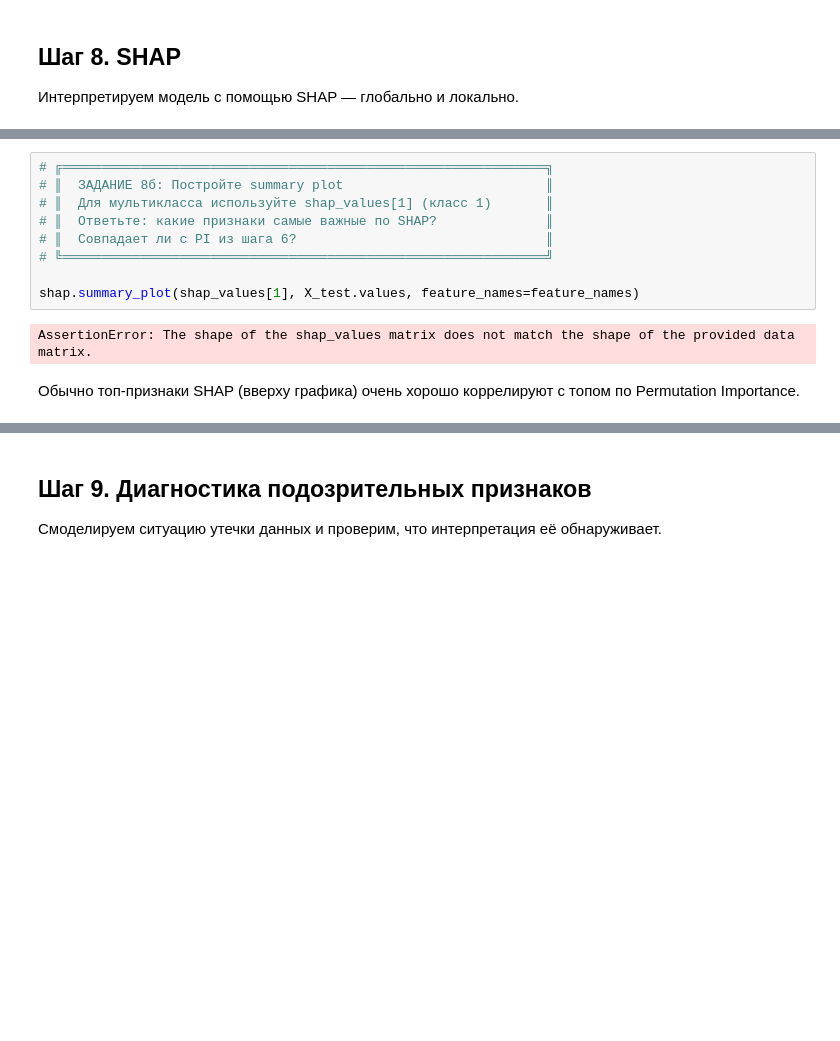
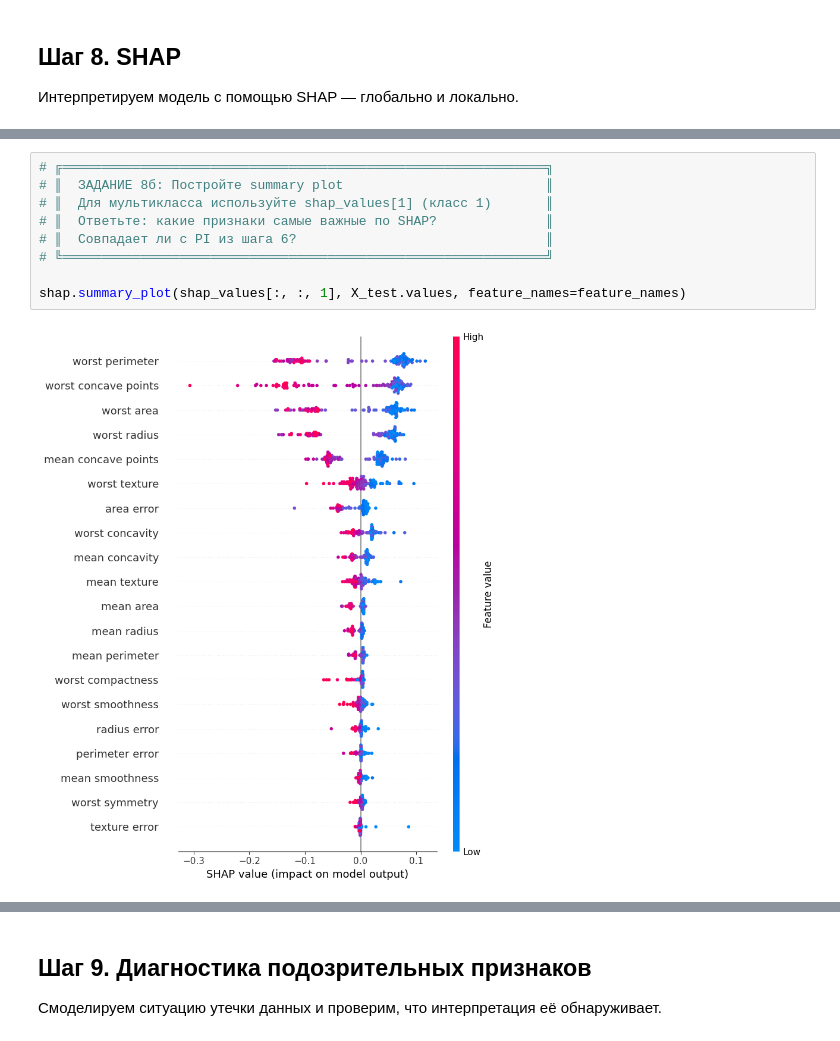
Before and after one commit to KATTSS/ml_course_bsu, a Jupyter notebook: hw11_hypeparams_definition/hp_interp_practice_student.ipynb, the cells around one changed output, grey strips where cells are left out. Drawn from its saved outputs; the diff is of its cells as text; blank space fills up the shorter version.

```diff
--- a/hw11_hypeparams_definition/hp_interp_practice_student.ipynb
+++ b/hw11_hypeparams_definition/hp_interp_practice_student.ipynb
@@ -422,13 +421,11 @@ print(f"Форма shap_values: {np.array(shap_values).shape}")
 # %%
 # ╔══════════════════════════════════════════════════════════════╗
 # ║  ЗАДАНИЕ 8б: Постройте summary plot                          ║
 # ║  Для мультикласса используйте shap_values[1] (класс 1)       ║
 # ║  Ответьте: какие признаки самые важные по SHAP?              ║
 # ║  Совпадает ли с PI из шага 6?                                ║
 # ╚══════════════════════════════════════════════════════════════╝
 
-shap.summary_plot(shap_values[1], X_test.values, feature_names=feature_names)
+shap.summary_plot(shap_values[:, :, 1], X_test.values, feature_names=feature_names)
 # %% [output]
-AssertionError: The shape of the shap_values matrix does not match the shape of the provided data matrix.
+[figure, added]
-# %% [markdown]
-Обычно топ-признаки SHAP (вверху графика) очень хорошо коррелируют с топом по Permutation Importance.
```
Also changed, not shown: parts of 6 cells of this notebook.
